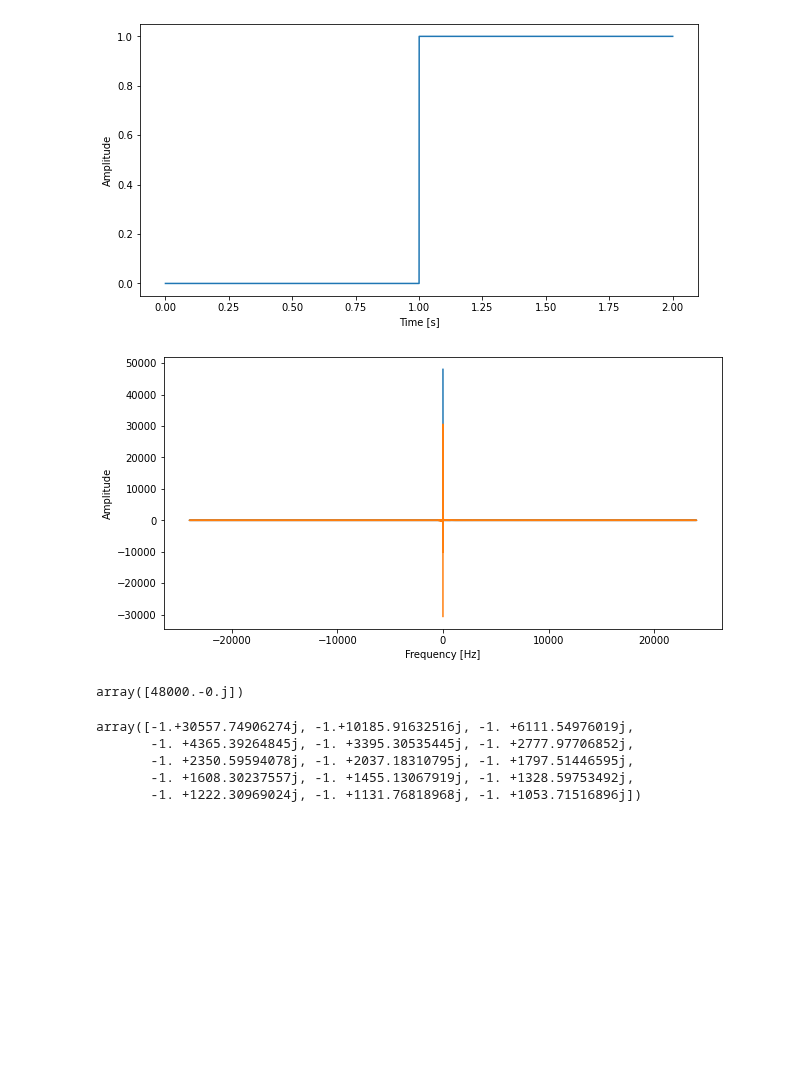
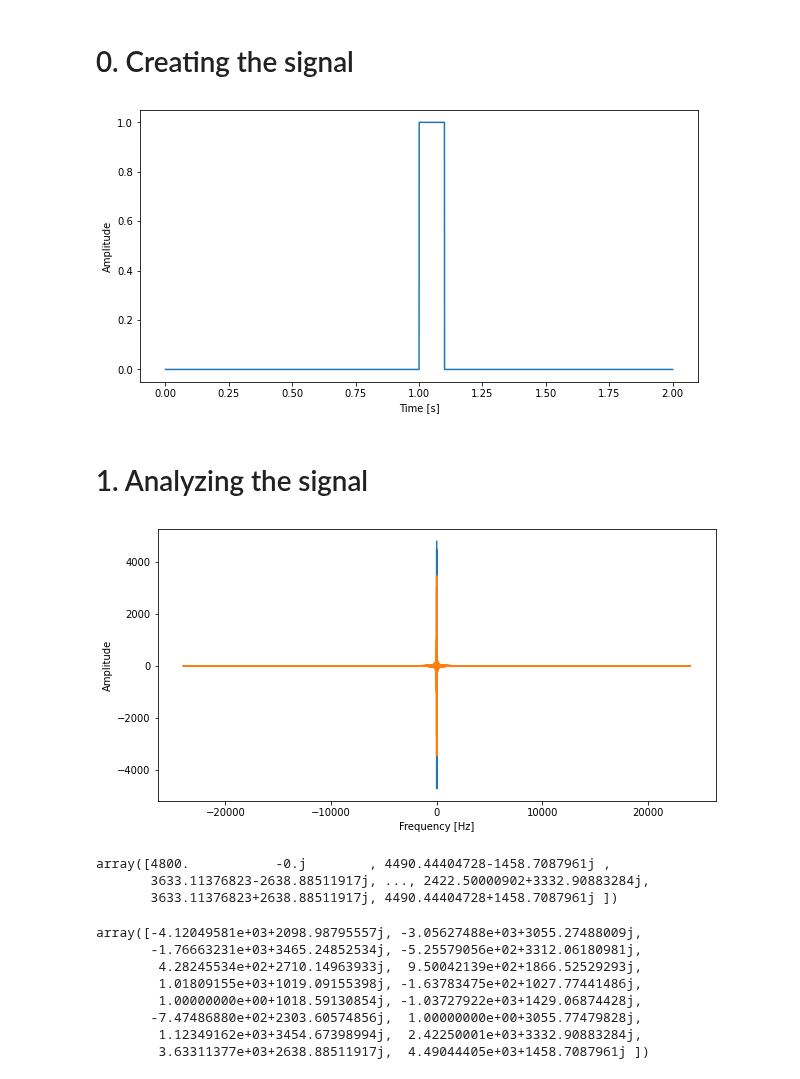
Before and after one commit to ahernot/ray-tracer, a Jupyter notebook: tests_fourier.ipynb, the cells around one changed output. Cells and saved outputs as stored; diff of their text form; code cells hidden in the pictures; blank space fills up the shorter version.

```diff
--- a/tests_fourier.ipynb
+++ b/tests_fourier.ipynb
@@ -4,3 +7,5 @@ import matplotlib.pyplot as plt
+# %% [markdown]
+# 0. Creating the signal
 # %%
 sample_rate = 48000  # samples per second
 n_samples = 2*sample_rate  # 2 seconds
@@ -8,7 +13,7 @@ time = np.arange(n_samples) / sample_rate
 
 # Signal
 amplitude = np.zeros(n_samples)
-amplitude[48000:] = 1.
+amplitude[48000:52800] = 1.
 # %%
 plt.figure(figsize=(10, 5))
 plt.plot(time, amplitude)
@@ -16,4 +21,4 @@ plt.xlabel('Time [s]')
 plt.ylabel('Amplitude')
 plt.show()
 # %% [output]
-[figure, old version]
+[figure, new version]
@@ -22,29 +25,36 @@ from scipy.fft import fft, ifft, fftfreq, fftshift
+# %% [markdown]
+# 1. Analyzing the signal
 # %%
 yf = fft(amplitude)
 xf = fftfreq(n_samples, 1/sample_rate)
 # %%
 plt.figure(figsize=(10, 5))
-# plt.plot(xf, yf.real)
-# plt.plot(xf, yf.imag)
+plt.plot(xf, yf.real)
+plt.plot(xf, yf.imag)
 plt.xlabel('Frequency [Hz]')
 plt.ylabel('Amplitude')
 plt.show()
 # %% [output]
-[figure, old version]
+[figure, new version]
 # %%
 # list(yf)
 # %%
 yf[yf.real>0.01]  # big real peak at f=0
 # %% [output]
-array([48000.-0.j])
+array([4800.           -0.j        , 4490.44404728-1458.7087961j ,
+       3633.11376823-2638.88511917j, ..., 2422.50000902+3332.90883284j,
+       3633.11376823+2638.88511917j, 4490.44404728+1458.7087961j ])
 # %%
 yf[yf.imag>1000]  # big phase shift for f=0
 # %% [output]
-array([-1.+30557.74906274j, -1.+10185.91632516j, -1. +6111.54976019j,
-       -1. +4365.39264845j, -1. +3395.30535445j, -1. +2777.97706852j,
-       -1. +2350.59594078j, -1. +2037.18310795j, -1. +1797.51446595j,
-       -1. +1608.30237557j, -1. +1455.13067919j, -1. +1328.59753492j,
-       -1. +1222.30969024j, -1. +1131.76818968j, -1. +1053.71516896j])
+array([-4.12049581e+03+2098.98795557j, -3.05627488e+03+3055.27488009j,
+       -1.76663231e+03+3465.24852534j, -5.25579056e+02+3312.06180981j,
+        4.28245534e+02+2710.14963933j,  9.50042139e+02+1866.52529293j,
+        1.01809155e+03+1019.09155398j, -1.63783475e+02+1027.77441486j,
+        1.00000000e+00+1018.59130854j, -1.03727922e+03+1429.06874428j,
+       -7.47486880e+02+2303.60574856j,  1.00000000e+00+3055.77479828j,
+        1.12349162e+03+3454.67398994j,  2.42250001e+03+3332.90883284j,
+        3.63311377e+03+2638.88511917j,  4.49044405e+03+1458.7087961j ])
 # %%
 fig, axs = plt.subplots(2, 1, figsize=(10, 10))
 axs[0].plot(np.arange(yf.shape[0]), yf.real>0.01)
```
Also changed, not shown: parts of 9 cells of this notebook.
